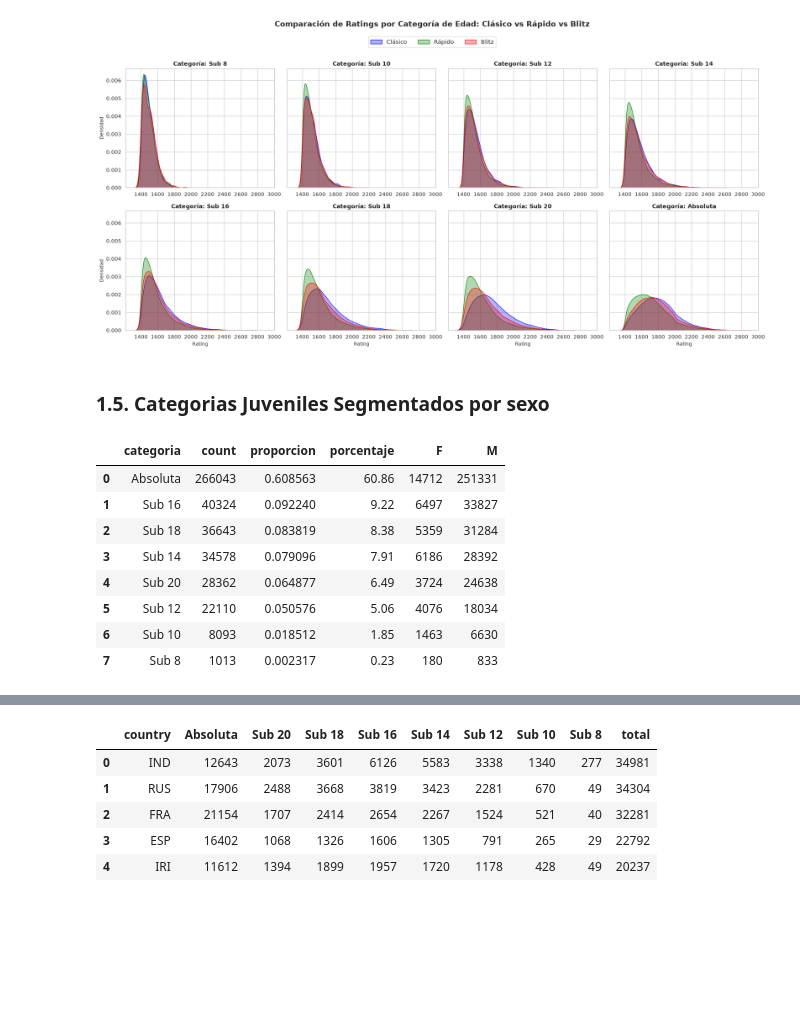
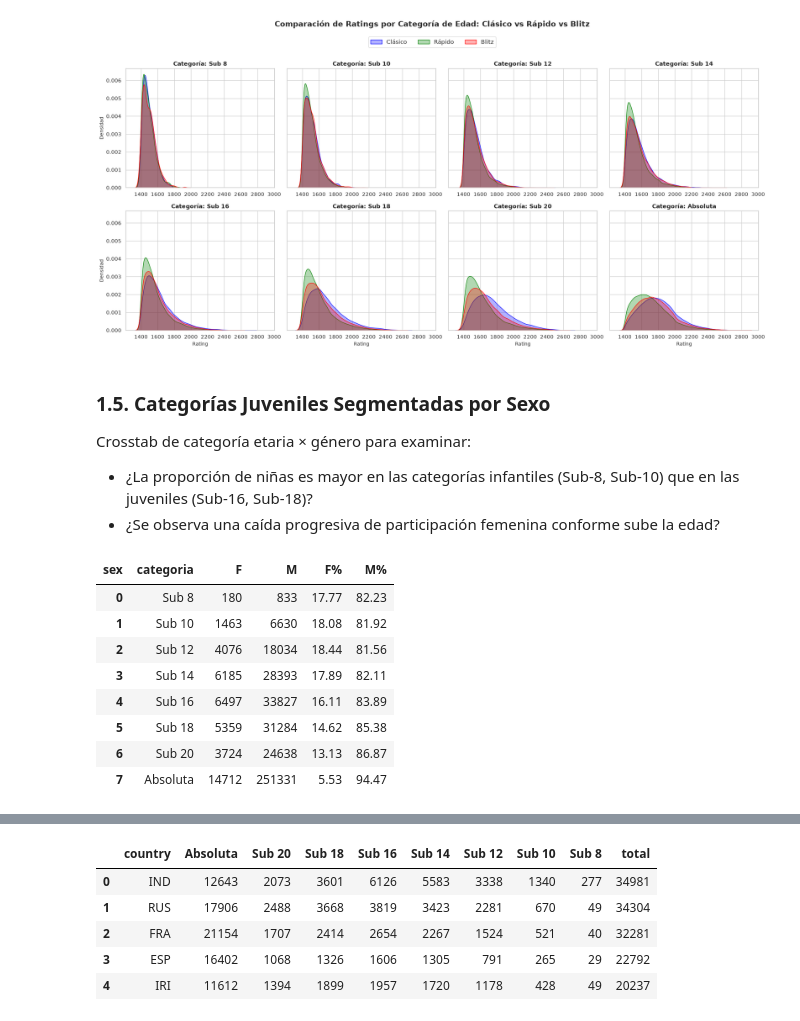
Before and after one commit to Entropy-v0/Kepler-ChessAnalytics, a Jupyter notebook: notebooks/02-demografia_edad_genero.ipynb, the cells around one changed output, grey strips where cells are left out. Cells and saved outputs as stored; diff of their text form; code cells hidden in the pictures; blank space fills up the shorter version.

```diff
--- a/notebooks/02-demografia_edad_genero.ipynb
+++ b/notebooks/02-demografia_edad_genero.ipynb
@@ -191,27 +264,9 @@ plt.show()
 # %%
-reglas_ajedrez = {
-    "Sub 8":  (df["edad"] > 0) & (df["edad"] < 8),
-    "Sub 10": (df["edad"] >= 8) & (df["edad"] < 10),
-    "Sub 12": (df["edad"] >= 10) & (df["edad"] < 12),
-    "Sub 14": (df["edad"] >= 12) & (df["edad"] < 14),
-    "Sub 16": (df["edad"] >= 14) & (df["edad"] < 16),
-    "Sub 18": (df["edad"] >= 16) & (df["edad"] < 18),
-    "Sub 20": (df["edad"] >= 18) & (df["edad"] < 20),
-    "Absoluta": df["edad"] >= 20,
-}
-
-
-
-df["categoria"] = np.select(
-    list(reglas_ajedrez.values()), list(reglas_ajedrez.keys()), default="Sin Categoría"
-)
-
 
 df_categorias = df['categoria'].value_counts().reset_index()
+df_categorias['%'] = np.round((df_categorias['count'] / df_categorias['count'].sum()) * 100, 2)
 
+df_categorias = df_categorias.sort_values('categoria').reset_index(drop=True)
 
-
-df_categorias['proporcion'] = df_categorias['count'] / df_categorias['count'].sum()
-df_categorias['porcentaje'] = np.round(df_categorias['proporcion'], 4) * 100
 df_categorias
 # %% [output]
@@ -280,27 +357,28 @@ plt.show()
 # %% [output]
 [figure]
 # %% [markdown]
-### 1.5. Categorias Juveniles Segmentados por sexo
+### 1.5. Categorías Juveniles Segmentadas por Sexo
+
+Crosstab de categoría etaria × género para examinar:
+- ¿La proporción de niñas es mayor en las categorías infantiles (Sub-8, Sub-10) que en las juveniles (Sub-16, Sub-18)?
+- ¿Se observa una caída progresiva de participación femenina conforme sube la edad?
 # %%
-pd.crosstab(df['categoria'], df['sex']).reset_index()
-genero = pd.crosstab(df['categoria'], df['sex']).reset_index()
 
+df_categoria_seg = pd.crosstab(df['categoria'], df['sex']).reset_index()
 
-df_categorias_seg = pd.merge(df_categorias, genero, on='categoria', how='left')
-
-
-
-df_categorias_seg
+df_categoria_seg['F%'] = np.round((df_categoria_seg['F'] / df_categoria_seg[['F','M']].sum(axis=1)) * 100,2)
+df_categoria_seg['M%'] = np.round((df_categoria_seg['M'] / df_categoria_seg[['F','M']].sum(axis=1)) * 100,2)
+df_categoria_seg
 # %% [output]
-|  | categoria | count | proporcion | porcentaje | F | M |
-| 0 | Absoluta | 266043 | 0.608563 | 60.86 | 14712 | 251331 |
-| 1 | Sub 16 | 40324 | 0.092240 | 9.22 | 6497 | 33827 |
-| 2 | Sub 18 | 36643 | 0.083819 | 8.38 | 5359 | 31284 |
-| 3 | Sub 14 | 34578 | 0.079096 | 7.91 | 6186 | 28392 |
-| 4 | Sub 20 | 28362 | 0.064877 | 6.49 | 3724 | 24638 |
-| 5 | Sub 12 | 22110 | 0.050576 | 5.06 | 4076 | 18034 |
-| 6 | Sub 10 | 8093 | 0.018512 | 1.85 | 1463 | 6630 |
-| 7 | Sub 8 | 1013 | 0.002317 | 0.23 | 180 | 833 |
+| sex | categoria | F | M | F% | M% |
+| 0 | Sub 8 | 180 | 833 | 17.77 | 82.23 |
+| 1 | Sub 10 | 1463 | 6630 | 18.08 | 81.92 |
+| 2 | Sub 12 | 4076 | 18034 | 18.44 | 81.56 |
+| 3 | Sub 14 | 6185 | 28393 | 17.89 | 82.11 |
+| 4 | Sub 16 | 6497 | 33827 | 16.11 | 83.89 |
+| 5 | Sub 18 | 5359 | 31284 | 14.62 | 85.38 |
+| 6 | Sub 20 | 3724 | 24638 | 13.13 | 86.87 |
+| 7 | Absoluta | 14712 | 251331 | 5.53 | 94.47 |
 # %%
 
 fig, ax = plt.subplots(figsize=(10, 6))
```
Also changed, not shown: parts of 45 cells of this notebook, 10 other files.
